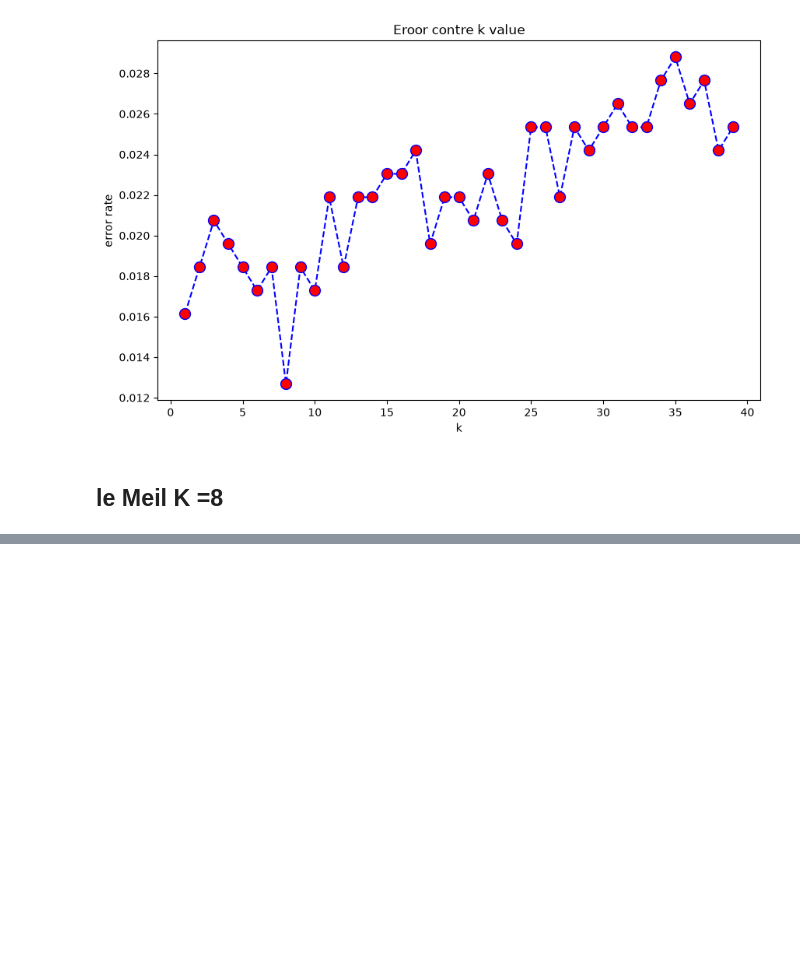
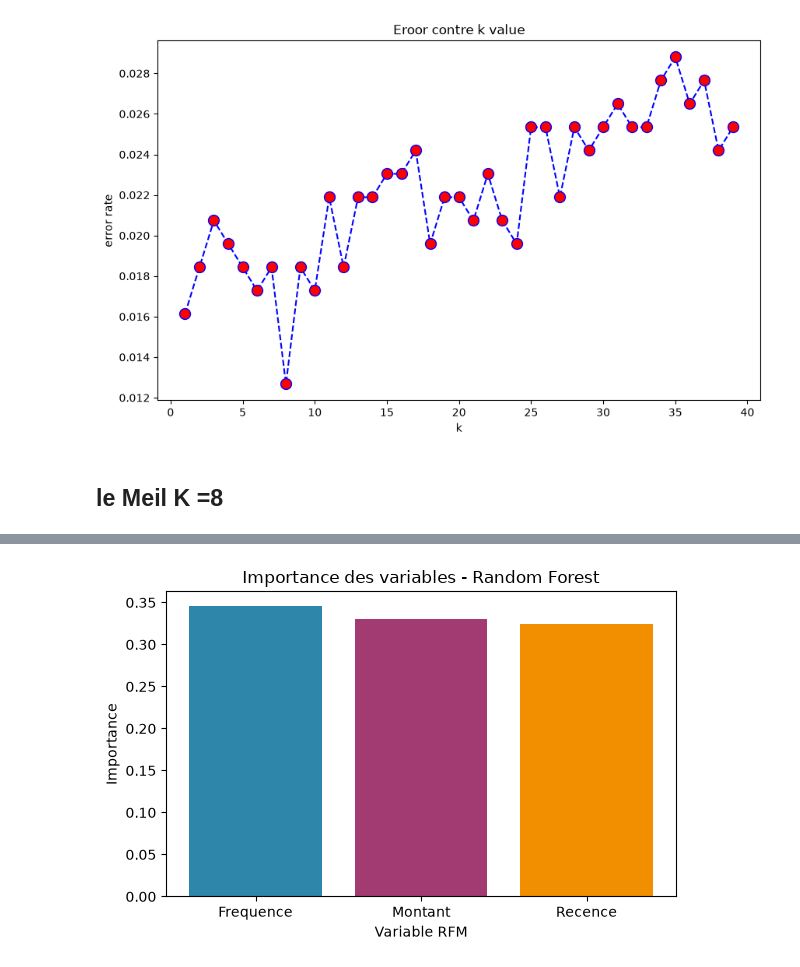
Before and after one commit to Oumohgh/ClientIQ, a Jupyter notebook: Notebook.ipynb, the cells around one changed output, grey strips where cells are left out. Saved outputs shown, nothing was run; the diff lists cells and outputs as text; code cells hidden in the pictures; blank space fills up the shorter version.

```diff
--- a/Notebook.ipynb
+++ b/Notebook.ipynb
@@ -731,0 +813,15 @@ NameError: name 'confusion_matrix' is not defined
+# %%
+# Importance des variables de la forêt aléatoire déjà entraînée.
+# L'ordre des importances correspond aux colonnes de x : ['Recence', 'Frequence', 'Montant'].
+importances = rfC.feature_importances_
+
+importance_df = pd.DataFrame({
+    'Variable': ['Recence', 'Frequence', 'Montant'],
+    'Importance': importances
+}).sort_values(by='Importance', ascending=False).reset_index(drop=True)
+
+display(importance_df)
+
+# Même tableau en pourcentage pour une lecture plus facile.
+importance_df['Importance (%)'] = (importance_df['Importance'] * 100).round(2)
+display(importance_df[['Variable', 'Importance (%)']])
@@ -731,0 +837,12 @@ NameError: name 'confusion_matrix' is not defined
+# %%
+# Diagramme en barres de l'importance des variables.
+fig, ax = plt.subplots(figsize=(6, 4))
+ax.bar(importance_df['Variable'], importance_df['Importance'],
+       color=['#2E86AB', '#A23B72', '#F18F01'])
+ax.set_title("Importance des variables - Random Forest")
+ax.set_ylabel("Importance")
+ax.set_xlabel("Variable RFM")
+plt.tight_layout()
+plt.show()
+# %% [output]
+[figure, added]
```
Also changed, not shown: parts of 20 cells of this notebook, 3 other files.
